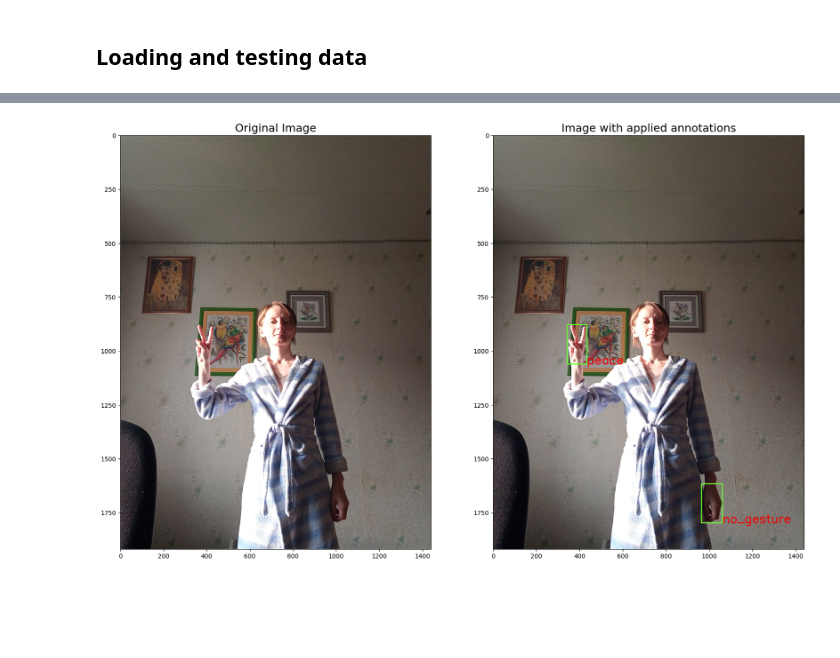
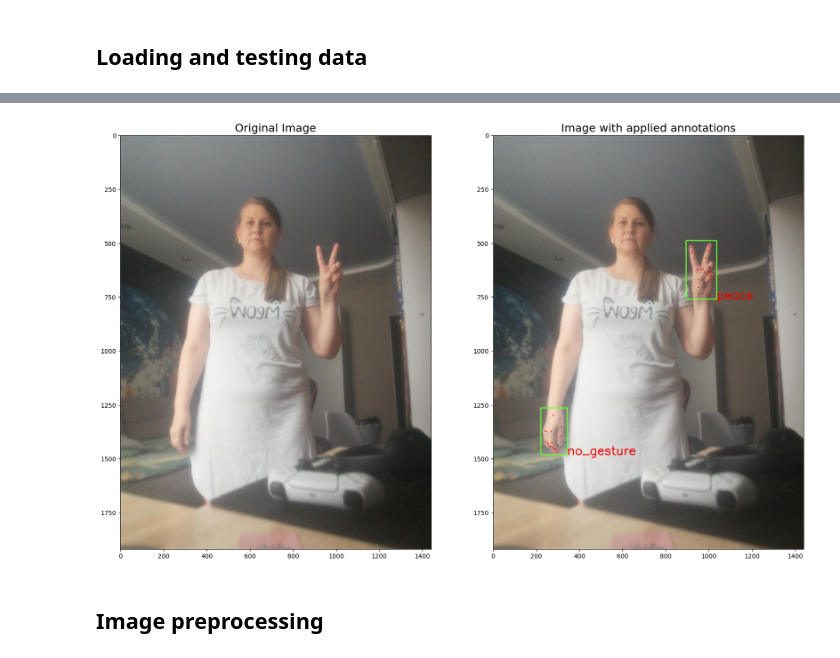
Before and after one commit to erikx50/Hand-gesture-detection, a Jupyter notebook: HandGestureDetection.ipynb, the cells around one changed output, grey strips where cells are left out. Cells and saved outputs as stored; diff of their text form; code cells hidden in the pictures; blank space fills up the shorter version.

```diff
--- a/HandGestureDetection.ipynb
+++ b/HandGestureDetection.ipynb
@@ -41,41 +56,47 @@ class_names = [
 
 data = {}
 
+classindex = 0
 for file in files:
+    current_class = class_names[classindex]
     class_annotations = {}
-    st = file.find("data")
-    ed = file.find(".json")
-    current_class = file[st+5:ed]
     with codecs.open(file,'r','utf-8') as f:
         annotations = json.load(f)
         for annotation in annotations:
             class_annotations[annotation] = annotations[annotation]
+    classindex += 1
     data[current_class] = class_annotations
 # %%
 # Testing data in RGB format
-image_name = '01197ad5-3116-4b67-9871-f533cdd21d5a'
-im = cv2.imread('./images/peace/' + image_name + '.jpg')[...,::-1]
+image_name = '046a2bea-e479-4ec2-9fa9-05d5a1e96755'
+im = cv2.imread('images/original/peace/' + image_name + '.jpg')[...,::-1]
 
-# Applying image data
+# Applying image annotations
 im_ann = im.copy()
 im_data = data['peace'][image_name]
 h, w = im_ann.shape[0], im_ann.shape[1]
 iteration = 0
 for bbox in im_data['bboxes']:
     start_point = (int(w*bbox[0]) , int(h*bbox[1]))
     end_point = (int(start_point[0]+(w*bbox[2])), int(start_point[1]+(h*bbox[3])))
     im_ann = cv2.rectangle(im_ann, start_point, end_point, color = (102,255,51), thickness = 3)
     cv2.putText(im_ann, im_data['labels'][iteration], (end_point[0], end_point[1]), cv2.FONT_HERSHEY_SIMPLEX, w / 780, (237, 0, 0), 3)
     iteration += 1
 
+for landmark in im_data['landmarks']:
+    for coordinate in landmark:
+        im_ann = cv2.circle(im_ann, (int(w*coordinate[0]), int(h*coordinate[1])), radius=1, color=(237, 0, 0), thickness=3)
+
 # Plot images
 plt.figure(figsize=(20,20))
 plt.subplot(121)
 plt.title('Original Image', fontsize=18)
 plt.imshow(im)
 plt.subplot(122)
 plt.title('Image with applied annotations', fontsize=18)
 plt.imshow(im_ann)
 plt.show()
 # %% [output]
-[figure, old version]
+[figure, new version]
+# %% [markdown]
+## Image preprocessing
```
Also changed, not shown: parts of 12 cells of this notebook.
